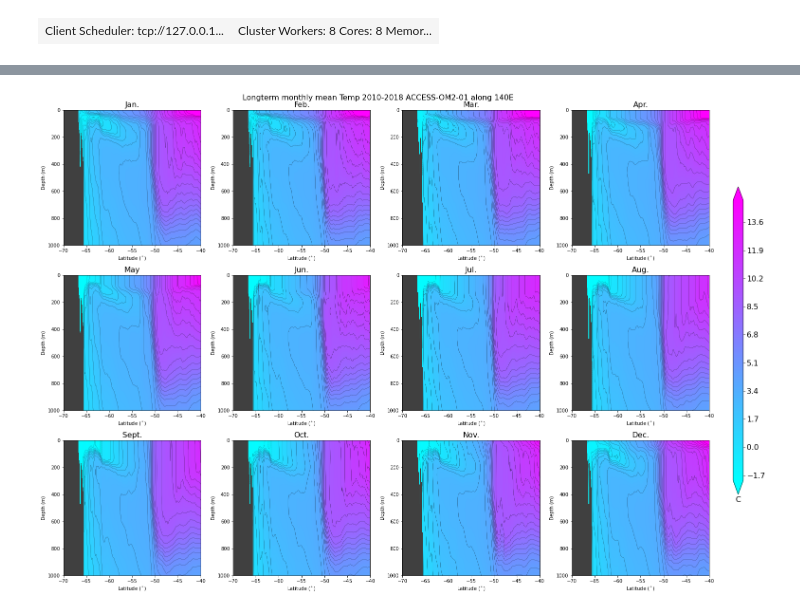
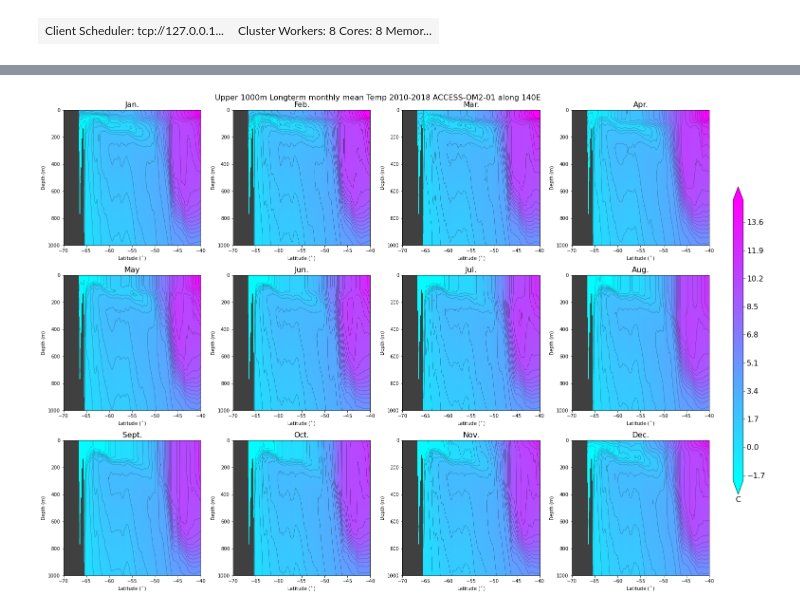
Before and after one commit to PaulSpence/110Evs140E, a Jupyter notebook: temp_140E.ipynb, the cells around one changed output, grey strips where cells are left out. Saved outputs shown, nothing was run; the diff lists cells and outputs as text; code cells hidden in the pictures.

```diff
--- a/temp_140E.ipynb
+++ b/temp_140E.ipynb
@@ -165,6 +245,9 @@ int64
 array([ 1, 2, 3, 4, 5, 6, 7, 8, 9, 10, 11, 12])
 Attributes: (0)
 # %%
+clev = np.arange(-2,15,.1)
+clev2 = np.arange(-2,15,0.5)
+
 mnth=['Jan.', 'Feb.','Mar.','Apr.','May','Jun.','Jul.','Aug.','Sept.','Oct.','Nov.','Dec.']
 plt.figure(figsize=(20,15))
 plt.suptitle('Longterm monthly mean Temp 2010-2018 ACCESS-OM2-01 along 140E',fontsize = 16)
@@ -192,0 +276,32 @@ plt.tight_layout()
+# %%
+var1=temp.sel(xt_ocean=lon1, method='nearest').groupby('time.month').mean(dim='time').compute()
+var2=woa13v2.temp.sel(GRID_Y_T=slice(-90,-40)).sel(GRID_X_T=lon1, method='nearest').compute() #.mean(dim='time')
+
+var=var1-273.13-var2.rename({'GRID_X_T': 'xt_ocean','GRID_Y_T': 'yt_ocean','ZT': 'st_ocean','time': 'month'})
+
+clev = np.arange(-2,2.1,.1)
+clev2 = np.arange(-2,2.25,.25)
+
+mnth=['Jan.', 'Feb.','Mar.','Apr.','May','Jun.','Jul.','Aug.','Sept.','Oct.','Nov.','Dec.']
+plt.figure(figsize=(20,15))
+plt.suptitle('Longterm monthly mean Temp 2010-2018 ACCESS-OM2-01 Anomaly Relative to WOA13 initial conditions along 140E',fontsize = 16)
+
+for i in range(0,12):
+    plt.subplot(3,4,i+1)
+    plt.gca().patch.set_color('.25')
+    p1=plt.contourf(var.yt_ocean,var.st_ocean,var[i,:,:],levels=clev,cmap=plt.cm.seismic,colobar=True,extend='both')
+    plt.contour(var.yt_ocean,var.st_ocean,var[i,:,:],levels=clev2,colors='k',linewidths=0.25)
+    plt.gca().invert_yaxis()
+    #plt.ylim((1037.5,1034))
+    plt.ylabel('Depth (m)')
+    plt.xlabel('Latitude ($^\circ$)')
+    plt.xlim([-70,-40])
+    plt.title(mnth[i],fontsize = 16)
+
+#horiz, vert, width,height
+ax = plt.axes([1.02,0.2,0.015,0.6])
+cb = plt.colorbar(p1,cax=ax,orientation='vertical',shrink=0.7)
+cb.ax.set_xlabel('C',fontsize=16);
+cb.ax.tick_params(labelsize=16)
+
+plt.tight_layout()
@@ -193,27 +310,30 @@ plt.tight_layout()
 # %%
+clev = np.arange(-2,15,.1)
+clev2 = np.arange(-2,15,0.5)
+
 mnth=['Jan.', 'Feb.','Mar.','Apr.','May','Jun.','Jul.','Aug.','Sept.','Oct.','Nov.','Dec.']
 plt.figure(figsize=(20,15))
-plt.suptitle('Longterm monthly mean Temp 2010-2018 ACCESS-OM2-01 along 140E',fontsize=16)
+plt.suptitle('Upper 1000m Longterm monthly mean Temp 2010-2018 ACCESS-OM2-01 along 140E',fontsize=16)
 
 for i in range(0,12):
     plt.subplot(3,4,i+1)
     plt.gca().patch.set_color('.25')
-    p1=plt.contourf(var.yt_ocean,var.st_ocean,var[i,:,:]-273.13,levels=clev,cmap=plt.cm.cool,colobar=True,extend='both')
-    plt.contour(var.yt_ocean,var.st_ocean,var[i,:,:]-273.13,levels=clev2,colors='k',linewidths=0.25)
+    p1=plt.contourf(var1.yt_ocean,var1.st_ocean,var1[i,:,:]-273.13,levels=clev,cmap=plt.cm.cool,colobar=True,extend='both')
+    plt.contour(var1.yt_ocean,var1.st_ocean,var1[i,:,:]-273.13,levels=clev2,colors='k',linewidths=0.25)
     #plt.ylim((1037.5,1034))
     plt.ylabel('Depth (m)')
     plt.xlabel('Latitude ($^\circ$)')
     plt.xlim([-70,-40])
     plt.ylim([0,1000])
     plt.gca().invert_yaxis()
     plt.title(mnth[i],fontsize=16)
 
 #horiz, vert, width,height
 ax = plt.axes([1.02,0.2,0.015,0.6])
 cb = plt.colorbar(p1,cax=ax,orientation='vertical',shrink=0.7)
 cb.ax.set_xlabel('C',fontsize=16);
 cb.ax.tick_params(labelsize=16)
 
 plt.tight_layout()
 # %% [output]
-[figure, old version]
+[figure, new version]
```
Also changed, not shown: parts of 13 cells of this notebook, 3 other files.
